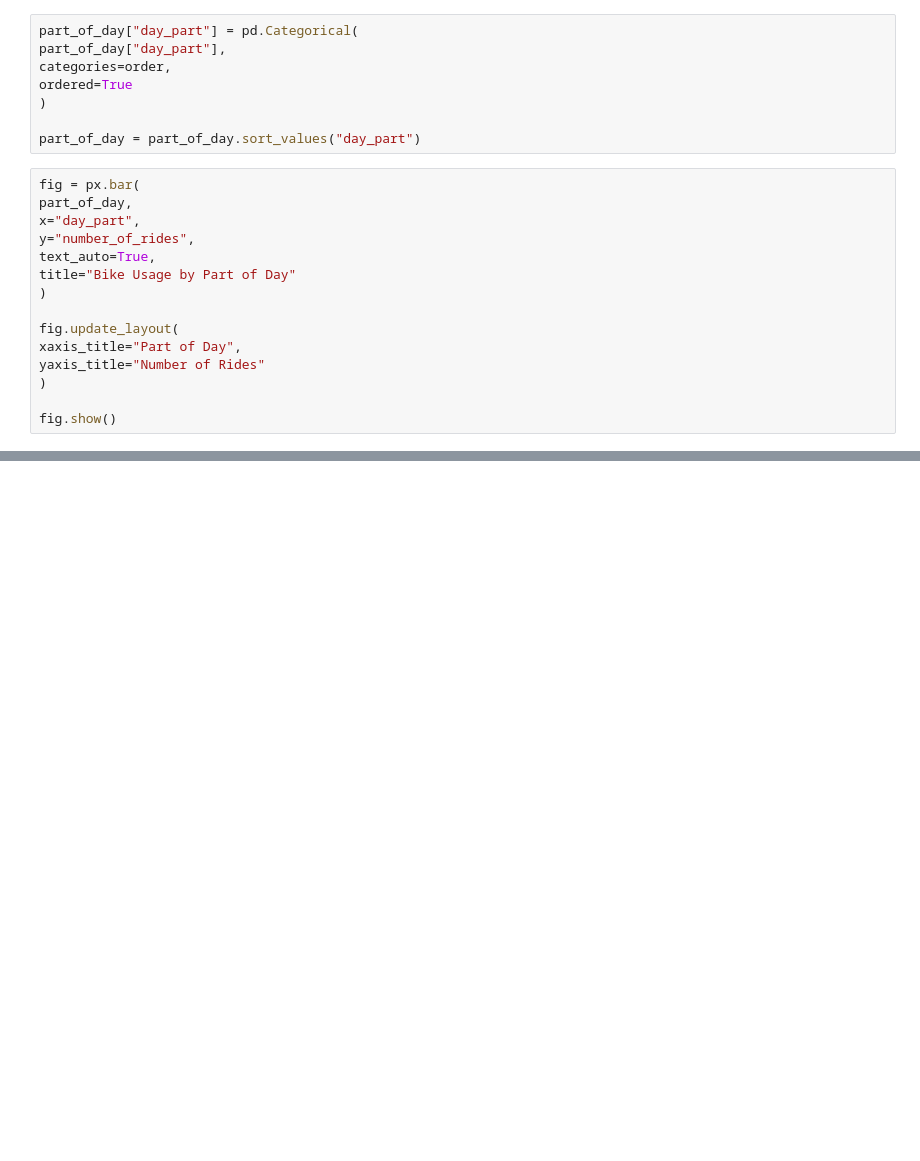
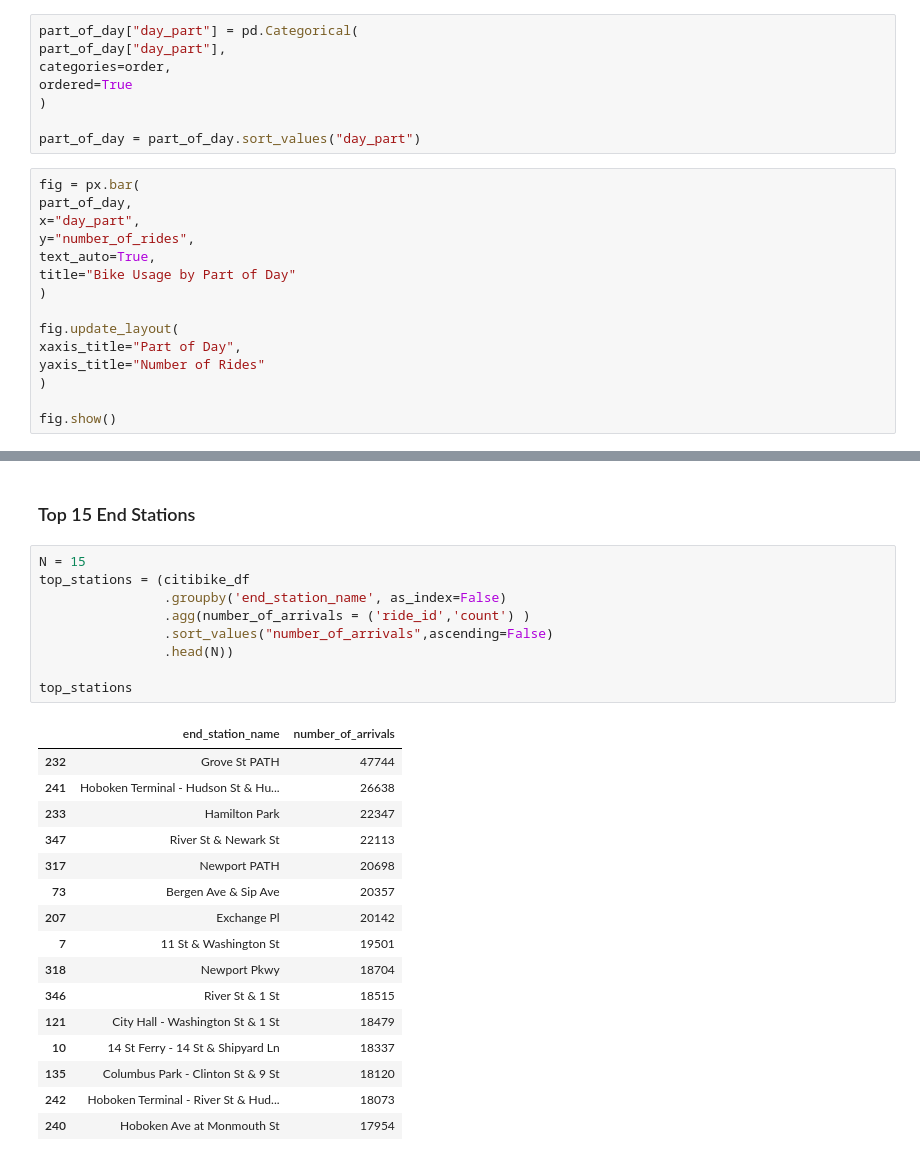
Before and after one commit to StellaMalakyan/citibike_analysis, a Jupyter notebook: notebooks/4_Data_Visualization.ipynb, the cells around one changed output, grey strips where cells are left out. Saved outputs shown, nothing was run; the diff lists cells and outputs as text; blank space fills up the shorter version.

Commit message:
save top stations visualization

```diff
--- a/notebooks/4_Data_Visualization.ipynb
+++ b/notebooks/4_Data_Visualization.ipynb
@@ -409,0 +453,28 @@ fig.show()
+# %% [markdown]
+### Top 15 End Stations
+# %%
+N = 15
+top_stations = (citibike_df
+                .groupby('end_station_name', as_index=False)
+                .agg(number_of_arrivals = ('ride_id','count') )
+                .sort_values("number_of_arrivals",ascending=False)
+                .head(N))
+
+top_stations
+# %% [output]
+|  | end_station_name | number_of_arrivals |
+| 232 | Grove St PATH | 47744 |
+| 241 | Hoboken Terminal - Hudson St & Hu... | 26638 |
+| 233 | Hamilton Park | 22347 |
+| 347 | River St & Newark St | 22113 |
+| 317 | Newport PATH | 20698 |
+| 73 | Bergen Ave & Sip Ave | 20357 |
+| 207 | Exchange Pl | 20142 |
+| 7 | 11 St & Washington St | 19501 |
+| 318 | Newport Pkwy | 18704 |
+| 346 | River St & 1 St | 18515 |
+| 121 | City Hall - Washington St & 1 St | 18479 |
+| 10 | 14 St Ferry - 14 St & Shipyard Ln | 18337 |
+| 135 | Columbus Park - Clinton St & 9 St | 18120 |
+| 242 | Hoboken Terminal - River St & Hud... | 18073 |
+| 240 | Hoboken Ave at Monmouth St | 17954 |
```
Also changed, not shown: parts of 11 cells of this notebook.
